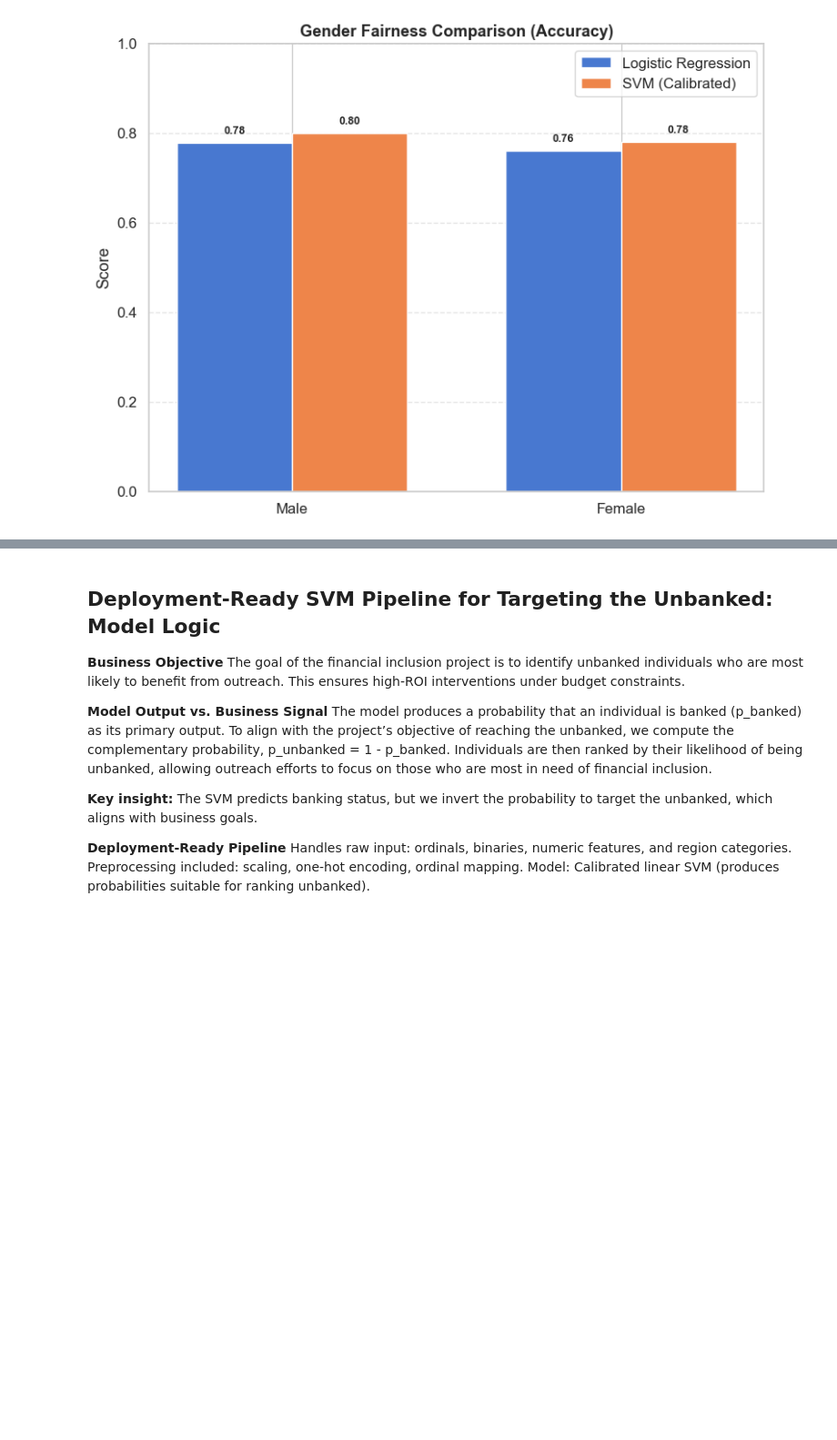
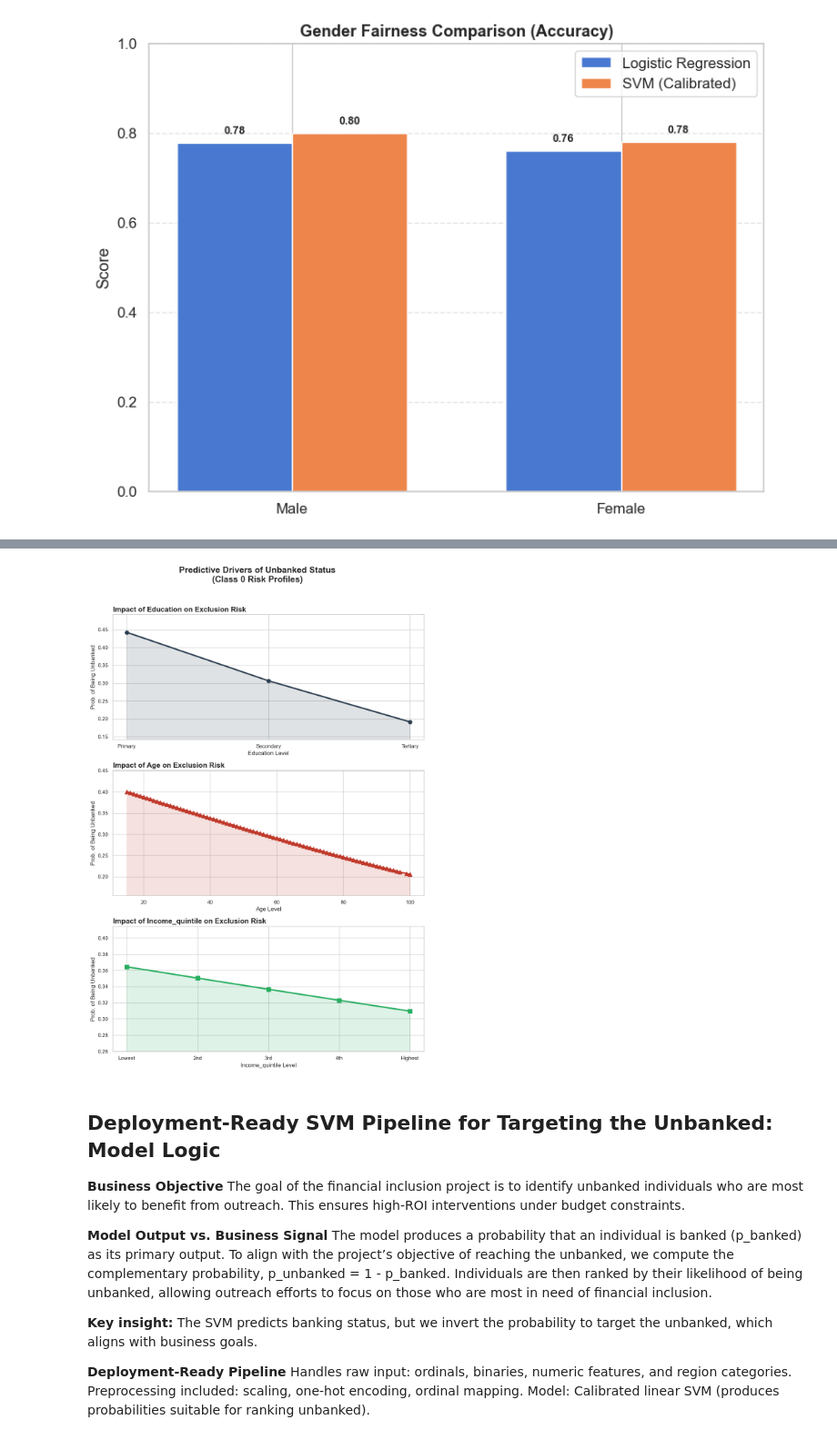
Before and after one commit to ProfFausat/Financial-Inclusion-Project, a Jupyter notebook: Financial_Inclusion_Project_v2.ipynb, the cells around one changed output, grey strips where cells are left out. Shown at 91% size. Cells and saved outputs as stored; diff of their text form; code cells hidden in the pictures; blank space fills up the shorter version.

```diff
--- a/Financial_Inclusion_Project_v2.ipynb
+++ b/Financial_Inclusion_Project_v2.ipynb
@@ -2940,3 +3243,91 @@ plt.show()
+# %%
+import numpy as np
+import pandas as pd
+import matplotlib.pyplot as plt
+import seaborn as sns
+
+# Professional theme for policy reporting
+sns.set_theme(style="whitegrid", palette="muted")
+
+def manual_unbanked_pdp(feature_name, model_pipeline, data):
+    """Calculates average probability for Class 0 (Unbanked) across feature levels."""
+    vals = np.sort(data[feature_name].unique())
+    probs = []
+
+    for v in vals:
+        temp_df = data.copy()
+        temp_df[feature_name] = v
+        # Column 0 is the 'Unbanked' probability in your label semantics
+        avg_prob_unbanked = model_pipeline.predict_proba(temp_df)[:, 0].mean()
+        probs.append(avg_prob_unbanked)
+
+    return vals, probs
+
+# Features to plot with distinct visual identities
+features_to_plot = [
+    ('Education', '#2c3e50', 'o'),      # Deep Navy
+    ('Age', '#c0392b', '^'),            # Rich Red
+    ('Income_quintile', '#27ae60', 's')  # Emerald Green
+]
+
+# Create independent rows for better scannability
+fig, axs = plt.subplots(len(features_to_plot), 1, figsize=(10, 15))
+fig.suptitle("Predictive Drivers of Unbanked Status\n(Class 0 Risk Profiles)",
+             fontsize=18, fontweight='bold', y=0.98)
+
+for i, (feature, color, marker) in enumerate(features_to_plot):
+    vals, probs = manual_unbanked_pdp(feature, svm_pipeline, X_test)
+
+    # Plotting the risk curve
+    axs[i].plot(vals, probs, marker=marker, markersize=8, color=color,
+                linewidth=3, label='Avg. Prob(Unbanked)')
+
+    # Shaded area to emphasize the "Risk Zone"
+    axs[i].fill_between(vals, probs, min(probs) - 0.05, alpha=0.15, color=color)
+
+    # Formatting
+    axs[i].set_title(f"Impact of {feature} on Exclusion Risk", fontsize=15, fontweight='bold', loc='left')
+    axs[i].set_ylabel("Prob. of Being Unbanked", fontsize=12)
+    axs[i].set_xlabel(f"{feature} Level", fontsize=12)
+
+    # Dynamic axis limits for clarity
+    axs[i].set_ylim(min(probs) - 0.05, max(probs) + 0.05)
+
+    # Handle categorical ticks for non-continuous features
+    if feature == 'Education':
+        axs[i].set_xticks([1, 2, 3])
+        axs[i].set_xticklabels(['Primary', 'Secondary', 'Tertiary'])
+    elif feature == 'Income_quintile':
+        axs[i].set_xticks([1, 2, 3, 4, 5])
+        axs[i].set_xticklabels(['Lowest', '2nd', '3rd', '4th', 'Highest'])
+
+plt.tight_layout(rect=[0, 0, 1, 0.96])
+plt.show()
+
+## Executive Summary: What Education, Age, and Income Tell Us About Unbanked Risk
+## This analysis uses partial dependence profiles to isolate how education, age, and income individually influence the likelihood of
+## remaining unbanked. Across all three factors, the pattern is consistent: greater socioeconomic stability reduces exclusion risk,
+## but the strength of that effect varies by driver.
+
+## Education is the strongest lever. Individuals with only primary education face the highest exclusion risk, while moving to secondary
+## education produces a sharp reduction. Tertiary education more than halves unbanked risk, indicating that education acts as a proxy for
+## financial literacy, employability, and system familiarity. This group requires deep-touch, simplified inclusion pathways, not standard
+## product marketing.
+
+## Age shows a predictable, steady effect. Younger adults carry the highest risk, which declines gradually with age.
+## This suggests that many young people are temporarily excluded, not structurally locked out. They represent a high-ROI segment for
+## light-touch, digital-first outreach and early-stage financial products.
+
+## Income matters, but less than expected. While higher income reduces exclusion risk, the effect is modest and does not eliminate risk
+## even at the top quintile. This indicates that income alone does not guarantee access, and that non-financial barriers—such as trust,
+## documentation, or physical access—remain influential.
+
+## Implication for outreach strategy:
+## Financial inclusion efforts should move beyond income-based targeting and instead align intervention intensity with exclusion depth.
+## Deep, community-based engagement is needed for low-education segments, while younger and transitioning groups can be reached efficiently
+## through digital channels. Matching outreach cost to conversion likelihood will maximize impact under real budget constraints.
+# %% [output]
+[figure, added]
 # %% [markdown]
 ## Deployment-Ready SVM Pipeline for Targeting the Unbanked: Model Logic
 **Business Objective**
```
Also changed, not shown: parts of 23 cells of this notebook, 6 other files.
